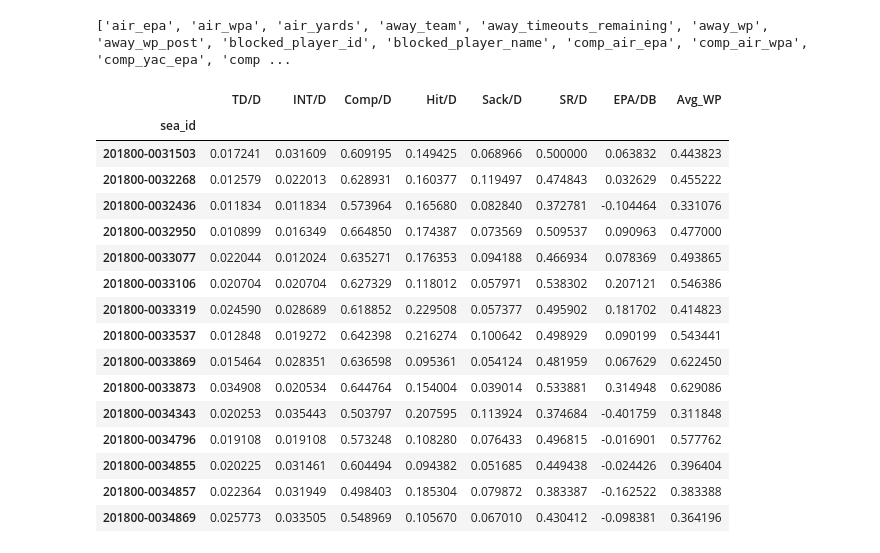
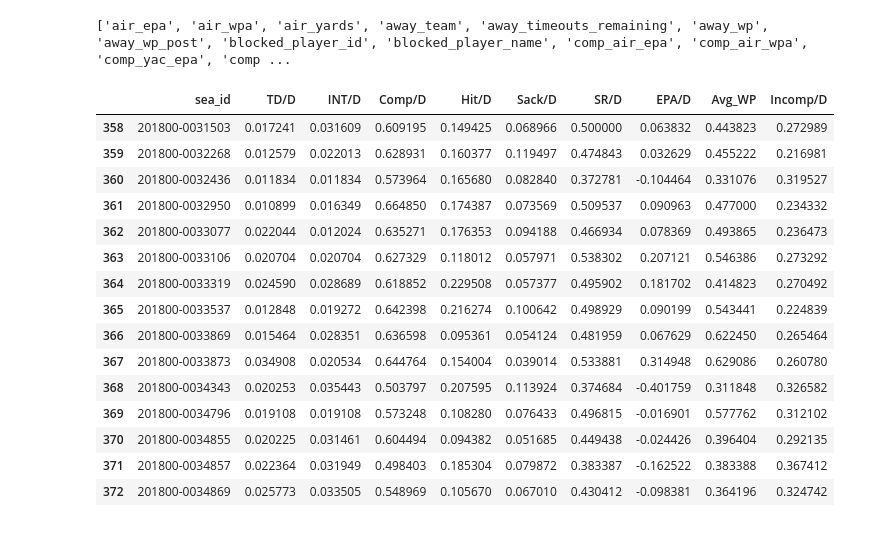
Before and after one commit to btatkinson/player_vectors, a Jupyter notebook: player_vectors.ipynb, the cells around one changed output. Drawn from its saved outputs; the diff is of its cells as text; code cells hidden in the pictures.

```diff
--- a/player_vectors.ipynb
+++ b/player_vectors.ipynb
@@ -59,6 +59,9 @@ found here: https://github.com/btatkinson/pfr_scraper
 # %%
 path = './../data/roster/roster_info.csv'
 roster = pd.read_csv(path)
-print(roster.head())
 roster['sea_id'] = roster['season'].astype(str)+roster['player_id']
+
+roster = roster[['id','player_id','season','pos','sea_id','name','age','height','weight','av']]
+
+roster.head(5)
 # %% [output]
@@ -111,6 +100,18 @@ qb_passes = qbs.loc[qbs.play_type=='pass']
 
 qb_rushes['id'] = qb_rushes['season'] + qb_rushes['posteam'] + qb_rushes['rusher_player_name']
 qb_passes['id'] = qb_passes['season'] + qb_passes['posteam'] + qb_passes['passer_player_name']
+
+
+qb_rushes = pd.merge(how='left',left=qb_rushes,right=roster,on=['id'])
+qb_passes = pd.merge(how='left',left=qb_passes,right=roster,on=['id'])
+print(qb_rushes.shape)
+print(qb_passes.shape)
+
+qb_rushes = qb_rushes.drop(columns=['season_y'])
+qb_passes = qb_passes.drop(columns=['season_y'])
+
+qb_rushes = qb_rushes.rename(columns={'season_x':'season'})
+qb_passes = qb_passes.rename(columns={'season_x':'season'})
 # %% [output]
 362283
 175442
@@ -136,6 +137,6 @@ print(qb_rushes.shape)
 # %%
-qb_passes['sea_id'] = qb_passes['season_x'].astype(str) + qb_passes['passer_player_id']
-qb_rushes['sea_id'] = qb_rushes['season_x'].astype(str) + qb_rushes['rusher_player_id']
+qb_passes['sea_id'] = qb_passes['season'].astype(str) + qb_passes['passer_player_id']
+qb_rushes['sea_id'] = qb_rushes['season'].astype(str) + qb_rushes['rusher_player_id']
 # %%
 # only take qbs with at least 3 rushes and 100 passes
 gb = qb_rushes.groupby(['sea_id'])['epa'].count()
@@ -248,30 +227,32 @@ qb_passes['success'] = qb_passes.apply(lambda row: is_success(row['epa']),axis=1
 # %%
 # total dropbacks
 dbs = qb_passes.groupby(['sea_id'])['epa'].count().reset_index()
 dbs = dbs.rename(columns={'epa':'dropbacks'})
 
 # average columns to get per dropback numbers
-means = qb_passes.groupby(['sea_id'])['touchdown','interception','complete_pass','qb_hit','sack','success','epa','wp'].mean()
+means = qb_passes.groupby(['sea_id'])['touchdown','interception','complete_pass','qb_hit','sack','success','epa','wp'].mean().reset_index()
 
 means = means.rename(columns={'touchdown':'TD/D','interception':'INT/D','complete_pass':'Comp/D','qb_hit':'Hit/D',
                               'sack':'Sack/D','success':'SR/D','epa':'EPA/D','wp':'Avg_WP'})
+
+means['Incomp/D'] = 1-means['TD/D'] - means['INT/D'] - means['Comp/D'] - means['Sack/D']
+
 means.tail(15)
 # %% [output]
-|  | TD/D | INT/D | Comp/D | Hit/D | Sack/D | SR/D | EPA/DB | Avg_WP |
-| sea_id |  |  |  |  |  |  |  |  |
-| 201800-0031503 | 0.017241 | 0.031609 | 0.609195 | 0.149425 | 0.068966 | 0.500000 | 0.063832 | 0.443823 |
-| 201800-0032268 | 0.012579 | 0.022013 | 0.628931 | 0.160377 | 0.119497 | 0.474843 | 0.032629 | 0.455222 |
-| 201800-0032436 | 0.011834 | 0.011834 | 0.573964 | 0.165680 | 0.082840 | 0.372781 | -0.104464 | 0.331076 |
-| 201800-0032950 | 0.010899 | 0.016349 | 0.664850 | 0.174387 | 0.073569 | 0.509537 | 0.090963 | 0.477000 |
-| 201800-0033077 | 0.022044 | 0.012024 | 0.635271 | 0.176353 | 0.094188 | 0.466934 | 0.078369 | 0.493865 |
-| 201800-0033106 | 0.020704 | 0.020704 | 0.627329 | 0.118012 | 0.057971 | 0.538302 | 0.207121 | 0.546386 |
-| 201800-0033319 | 0.024590 | 0.028689 | 0.618852 | 0.229508 | 0.057377 | 0.495902 | 0.181702 | 0.414823 |
-| 201800-0033537 | 0.012848 | 0.019272 | 0.642398 | 0.216274 | 0.100642 | 0.498929 | 0.090199 | 0.543441 |
-| 201800-0033869 | 0.015464 | 0.028351 | 0.636598 | 0.095361 | 0.054124 | 0.481959 | 0.067629 | 0.622450 |
-| 201800-0033873 | 0.034908 | 0.020534 | 0.644764 | 0.154004 | 0.039014 | 0.533881 | 0.314948 | 0.629086 |
-| 201800-0034343 | 0.020253 | 0.035443 | 0.503797 | 0.207595 | 0.113924 | 0.374684 | -0.401759 | 0.311848 |
-| 201800-0034796 | 0.019108 | 0.019108 | 0.573248 | 0.108280 | 0.076433 | 0.496815 | -0.016901 | 0.577762 |
-| 201800-0034855 | 0.020225 | 0.031461 | 0.604494 | 0.094382 | 0.051685 | 0.449438 | -0.024426 | 0.396404 |
-| 201800-0034857 | 0.022364 | 0.031949 | 0.498403 | 0.185304 | 0.079872 | 0.383387 | -0.162522 | 0.383388 |
-| 201800-0034869 | 0.025773 | 0.033505 | 0.548969 | 0.105670 | 0.067010 | 0.430412 | -0.098381 | 0.364196 |
+|  | sea_id | TD/D | INT/D | Comp/D | Hit/D | Sack/D | SR/D | EPA/D | Avg_WP | Incomp/D |
+| 358 | 201800-0031503 | 0.017241 | 0.031609 | 0.609195 | 0.149425 | 0.068966 | 0.500000 | 0.063832 | 0.443823 | 0.272989 |
+| 359 | 201800-0032268 | 0.012579 | 0.022013 | 0.628931 | 0.160377 | 0.119497 | 0.474843 | 0.032629 | 0.455222 | 0.216981 |
+| 360 | 201800-0032436 | 0.011834 | 0.011834 | 0.573964 | 0.165680 | 0.082840 | 0.372781 | -0.104464 | 0.331076 | 0.319527 |
+| 361 | 201800-0032950 | 0.010899 | 0.016349 | 0.664850 | 0.174387 | 0.073569 | 0.509537 | 0.090963 | 0.477000 | 0.234332 |
+| 362 | 201800-0033077 | 0.022044 | 0.012024 | 0.635271 | 0.176353 | 0.094188 | 0.466934 | 0.078369 | 0.493865 | 0.236473 |
+| 363 | 201800-0033106 | 0.020704 | 0.020704 | 0.627329 | 0.118012 | 0.057971 | 0.538302 | 0.207121 | 0.546386 | 0.273292 |
+| 364 | 201800-0033319 | 0.024590 | 0.028689 | 0.618852 | 0.229508 | 0.057377 | 0.495902 | 0.181702 | 0.414823 | 0.270492 |
+| 365 | 201800-0033537 | 0.012848 | 0.019272 | 0.642398 | 0.216274 | 0.100642 | 0.498929 | 0.090199 | 0.543441 | 0.224839 |
+| 366 | 201800-0033869 | 0.015464 | 0.028351 | 0.636598 | 0.095361 | 0.054124 | 0.481959 | 0.067629 | 0.622450 | 0.265464 |
+| 367 | 201800-0033873 | 0.034908 | 0.020534 | 0.644764 | 0.154004 | 0.039014 | 0.533881 | 0.314948 | 0.629086 | 0.260780 |
+| 368 | 201800-0034343 | 0.020253 | 0.035443 | 0.503797 | 0.207595 | 0.113924 | 0.374684 | -0.401759 | 0.311848 | 0.326582 |
+| 369 | 201800-0034796 | 0.019108 | 0.019108 | 0.573248 | 0.108280 | 0.076433 | 0.496815 | -0.016901 | 0.577762 | 0.312102 |
+| 370 | 201800-0034855 | 0.020225 | 0.031461 | 0.604494 | 0.094382 | 0.051685 | 0.449438 | -0.024426 | 0.396404 | 0.292135 |
+| 371 | 201800-0034857 | 0.022364 | 0.031949 | 0.498403 | 0.185304 | 0.079872 | 0.383387 | -0.162522 | 0.383388 | 0.367412 |
+| 372 | 201800-0034869 | 0.025773 | 0.033505 | 0.548969 | 0.105670 | 0.067010 | 0.430412 | -0.098381 | 0.364196 | 0.324742 |
 # %%
```
Also changed, not shown: parts of 18 cells of this notebook, 1 other file.
